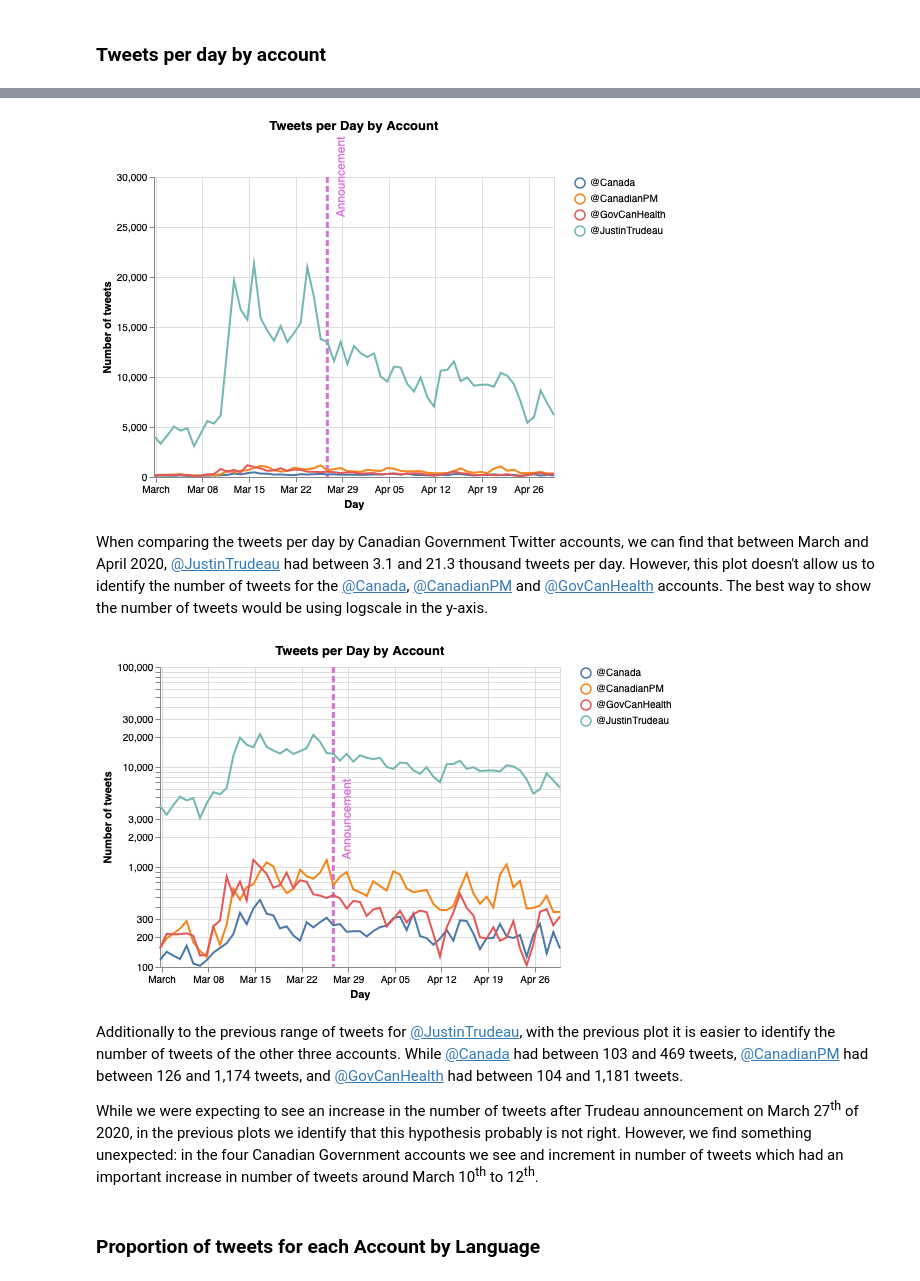
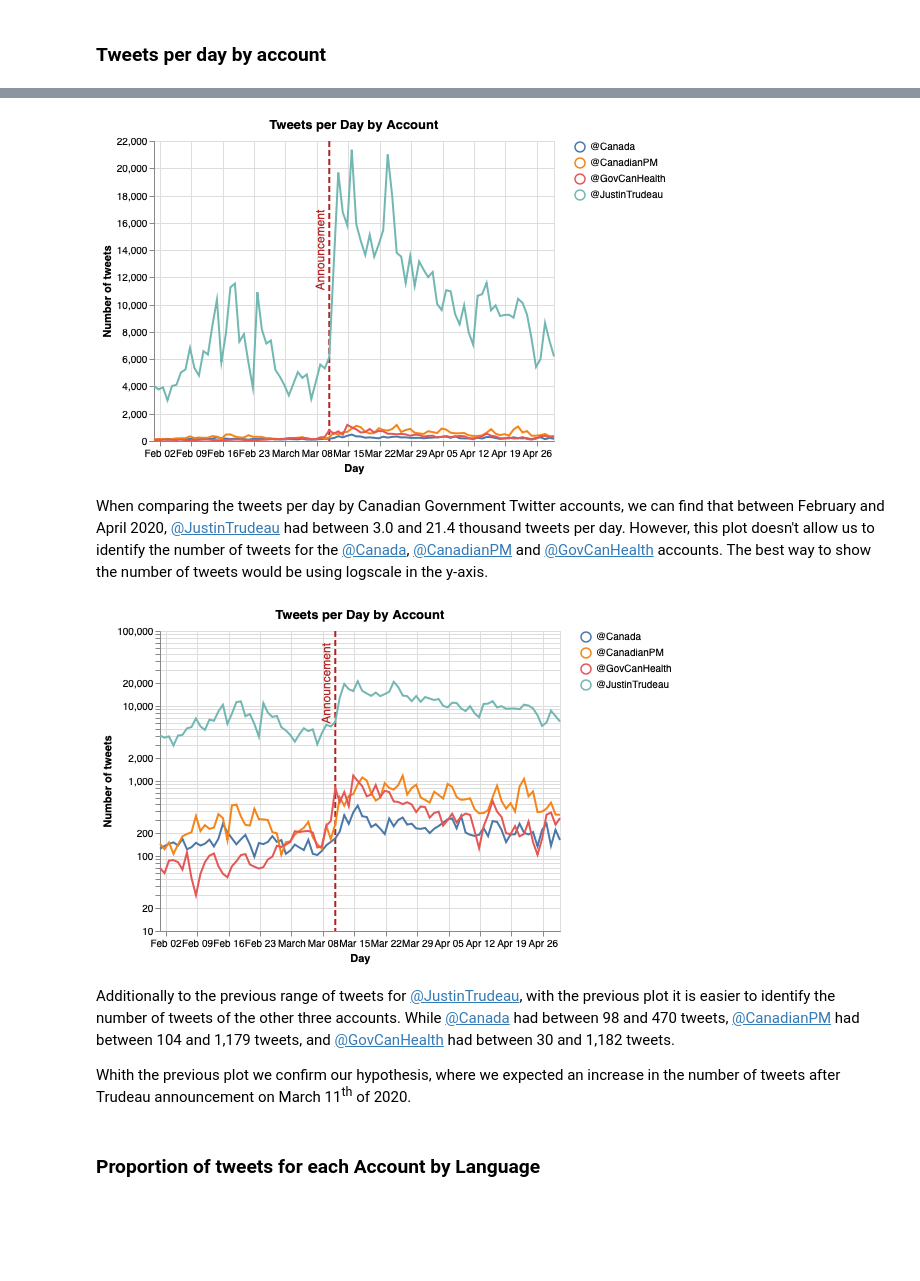
Before and after one commit to vcuspinera/Canada_response_covid, a Jupyter notebook: src/eda.ipynb, the cells around one changed output, grey strips where cells are left out. Saved outputs shown, nothing was run; the diff lists cells and outputs as text; code cells hidden in the pictures; blank space fills up the shorter version.

Commit message:
Download tweets from February to April 2020, change annoucement day to March 11th, and run everything again

```diff
--- a/src/eda.ipynb
+++ b/src/eda.ipynb
@@ -157,41 +157,41 @@ df_aux.groupby(['account'])['tweet'].agg(['count', 'mean', 'min', 'max'])
 # %%
 # Plots
 base = alt.Chart(df_aux)
 
 lines = base.mark_line().encode(
     x = alt.X('day:T', title="Day"),
     y = alt.Y('tweet:Q', title="Number of tweets"),
     color = alt.Color('account'),
     tooltip = ['account', 'tweet']
 ).properties(
     title='Tweets per Day by Account'
 )
 
 rule = alt.Chart(pd.DataFrame({
-    'day': ['2020-03-27'],
-    'color': ['orchid']
-})).mark_rule(size=3, strokeDash=[6,3]).encode(
+    'day': ['2020-03-11'],
+    'color': ['firebrick']
+})).mark_rule(size=2, strokeDash=[6,3]).encode(
   x='day:T',
   color=alt.Color('color:N', scale=None, title = "")
 )
 
 text = alt.Chart(pd.DataFrame({
-    'day': ['2020-03-29'],
-    'color': ['orchid'],
-    'y1': [30_000],
-    'y2': [3_000]
+    'day': ['2020-03-09'],
+    'color': ['firebrick'],
+    'y1': [14_000],
+    'y2': [20_000]
 })).mark_text(
     text='Announcement', angle=270, size=12
 ).encode(
     x='day:T', y='y1',
     color=alt.Color('color:N', scale=None, title = "")
 )
 
 rule + lines + text
 # %% [output]
-[figure, old version]
+[figure, new version]
 # %% [markdown]
-When comparing the tweets per day by Canadian Government Twitter accounts, we can find that between March and April 2020, [@JustinTrudeau](https://twitter.com/JustinTrudeau) had between 3.1 and 21.3 thousand tweets per day. However, this plot doesn't allow us to identify the number of tweets for the [@Canada](https://twitter.com/Canada), [@CanadianPM](https://twitter.com/CanadianPM) and [@GovCanHealth](https://twitter.com/GovCanHealth) accounts. The best way to show the number of tweets would be using logscale in the y-axis.
+When comparing the tweets per day by Canadian Government Twitter accounts, we can find that between February and April 2020, [@JustinTrudeau](https://twitter.com/JustinTrudeau) had between 3.0 and 21.4 thousand tweets per day. However, this plot doesn't allow us to identify the number of tweets for the [@Canada](https://twitter.com/Canada), [@CanadianPM](https://twitter.com/CanadianPM) and [@GovCanHealth](https://twitter.com/GovCanHealth) accounts. The best way to show the number of tweets would be using logscale in the y-axis.
 # %%
 lines2 = lines.encode(
     y = alt.Y('tweet:Q', scale=alt.Scale(type='log'), title="Number of tweets")
@@ -202,11 +202,11 @@ text2 = text.encode(y='y2')
 rule + lines2 + text2
 # lines2
 # %% [output]
-[figure, old version]
+[figure, new version]
 # %% [markdown]
-Additionally to the previous range of tweets for [@JustinTrudeau](https://twitter.com/JustinTrudeau), with the previous plot it is easier to identify the number of tweets of the other three accounts. While [@Canada](https://twitter.com/Canada) had between 103 and 469 tweets, [@CanadianPM](https://twitter.com/CanadianPM) had between 126 and 1,174 tweets, and [@GovCanHealth](https://twitter.com/GovCanHealth) had between 104 and 1,181 tweets.
+Additionally to the previous range of tweets for [@JustinTrudeau](https://twitter.com/JustinTrudeau), with the previous plot it is easier to identify the number of tweets of the other three accounts. While [@Canada](https://twitter.com/Canada) had between 98 and 470 tweets, [@CanadianPM](https://twitter.com/CanadianPM) had between 104 and 1,179 tweets, and [@GovCanHealth](https://twitter.com/GovCanHealth) had between 30 and 1,182 tweets.
 
-While we were expecting to see an increase in the number of tweets after Trudeau announcement on March 27<sup>th</sup> of 2020, in the previous plots we identify that this hypothesis probably is not right. However, we find something unexpected: in the four Canadian Government accounts we see and increment in number of tweets which had an important increase in number of tweets around March 10<sup>th</sup> to 12<sup>th</sup>.
+Whith the previous plot we confirm our hypothesis, where we expected an increase in the number of tweets after Trudeau announcement on March 11<sup>th</sup> of 2020.
 # %% [markdown]
 ### Proportion of tweets for each Account by Language
 # %%
```
Also changed, not shown: parts of 38 cells of this notebook, 16 other files.
